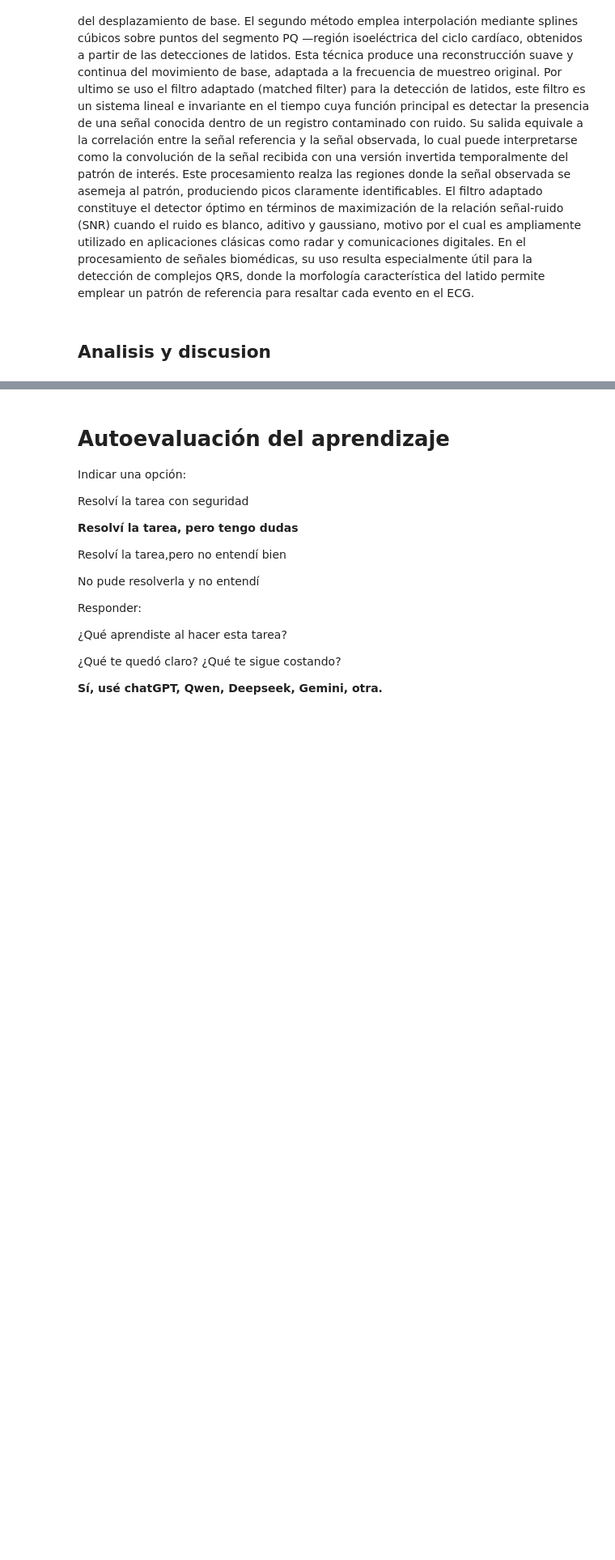
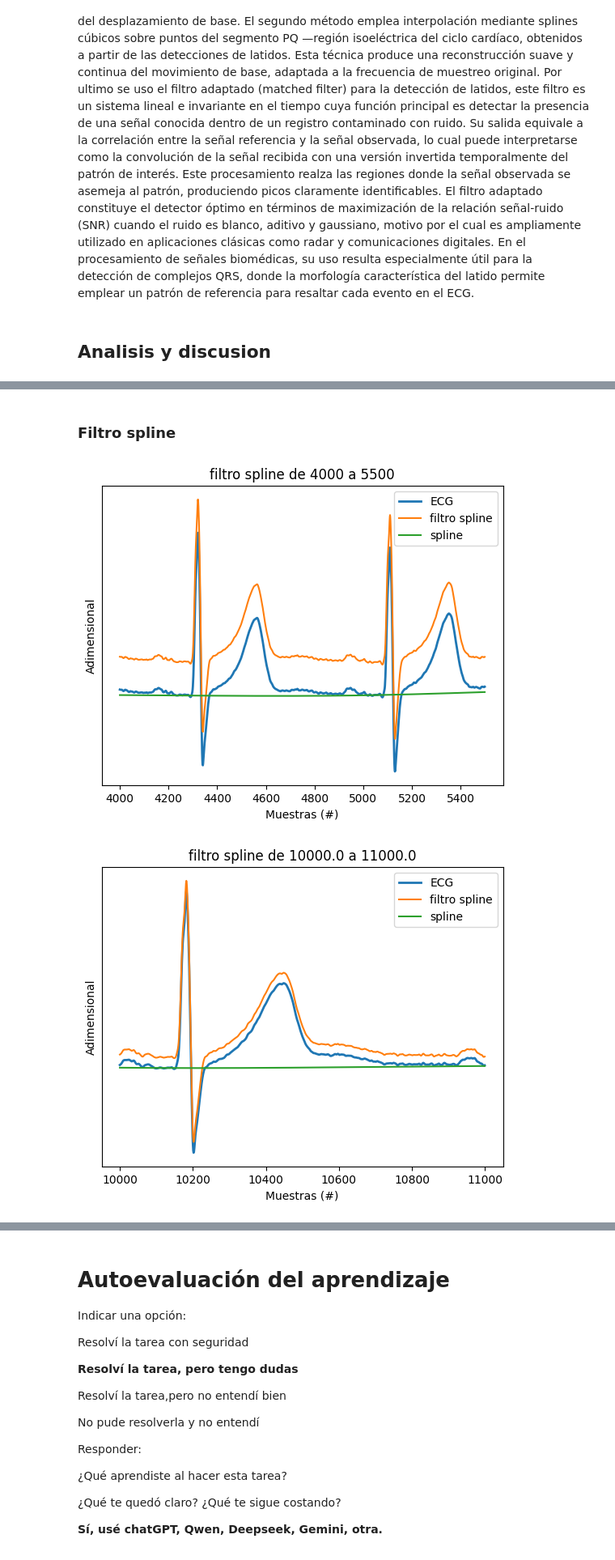
Before and after one commit to Subpion/AyPdS, a Jupyter notebook: TS9/TS9.ipynb, the cells around one changed output, grey strips where cells are left out. Shown: that part at 81% size. Cells and saved outputs as stored; diff of their text form; code cells hidden in the pictures; blank space fills up the shorter version.

```diff
--- a/TS9/TS9.ipynb
+++ b/TS9/TS9.ipynb
@@ -15,0 +110,72 @@ En esta tarea se abordan métodos no lineales de estimación del movimiento de l
+# %% [markdown]
+### Filtro spline
+# %%
+mi= mat_struct['qrs_detections'].flatten()-86
+
+c=CubicSpline(mi,ecg_one_lead[mi])
+cubicspline=c(np.arange(0,cant_muestras))
+ecg_spline = ecg_one_lead - cubicspline
+
+###################################
+# Regiones de interés con ruido #
+###################################
+
+regs_interes = (
+        [4000, 5500], # muestras
+        [10e3, 11e3], # muestras
+        )
+
+for ii in regs_interes:
+
+    # intervalo limitado de 0 a cant_muestras
+    zoom_region = np.arange(np.max([0, ii[0]]), np.min([cant_muestras, ii[1]]), dtype='uint')
+
+    plt.figure()
+    plt.plot(zoom_region, ecg_one_lead[zoom_region], label='ECG', linewidth=2)
+    plt.plot(zoom_region, ecg_spline[zoom_region ], label='filtro spline')
+    plt.plot(zoom_region, cubicspline[zoom_region ], label='spline')
+
+
+    plt.title('filtro spline de ' + str(ii[0]) + ' a ' + str(ii[1]) )
+    plt.ylabel('Adimensional')
+    plt.xlabel('Muestras (#)')
+
+    axes_hdl = plt.gca()
+    axes_hdl.legend()
+    axes_hdl.set_yticks(())
+
+    plt.show()
+
+###################################
+# Regiones de interés sin ruido #
+###################################
+
+regs_interes = (
+        np.array([5, 5.2]) *60*fs, # minutos a muestras
+        np.array([12, 12.4]) *60*fs, # minutos a muestras
+        np.array([15, 15.2]) *60*fs, # minutos a muestras
+        )
+
+for ii in regs_interes:
+
+    # intervalo limitado de 0 a cant_muestras
+    zoom_region = np.arange(np.max([0, ii[0]]), np.min([cant_muestras, ii[1]]), dtype='uint')
+
+    plt.figure()
+    plt.plot(zoom_region, ecg_one_lead[zoom_region], label='ECG', linewidth=2)
+    #plt.plot(zoom_region, ECG_f_butt[zoom_region], label='Butterworth')
+    plt.plot(zoom_region, ecg_spline[zoom_region ], label='filtro spline')
+    plt.plot(zoom_region, cubicspline[zoom_region ], label='spline')
+
+    plt.title('filtro spline de ' + str(ii[0]) + ' a ' + str(ii[1]) )
+    plt.ylabel('Adimensional')
+    plt.xlabel('Muestras (#)')
+
+    axes_hdl = plt.gca()
+    axes_hdl.legend()
+    axes_hdl.set_yticks(())
+
+    plt.show()
+# %% [output]
+[figure, added]
+[figure, added]
```
Also changed, not shown: parts of 11 cells of this notebook.
